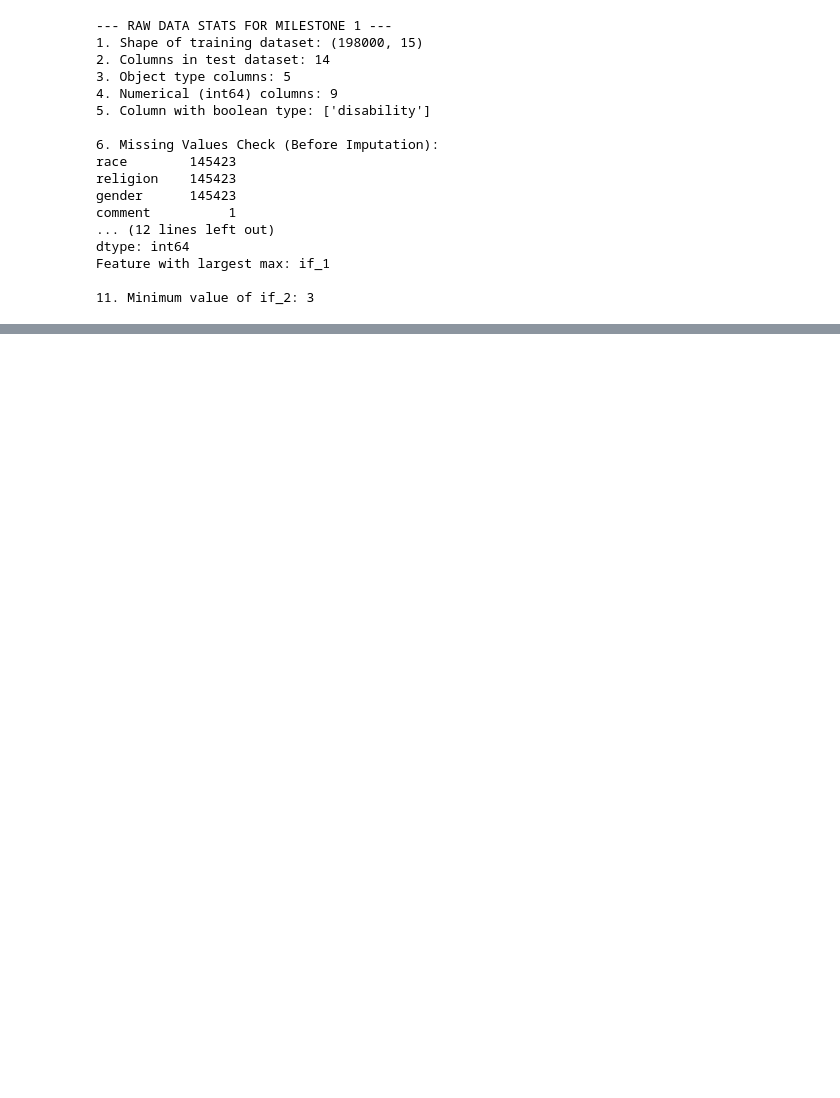
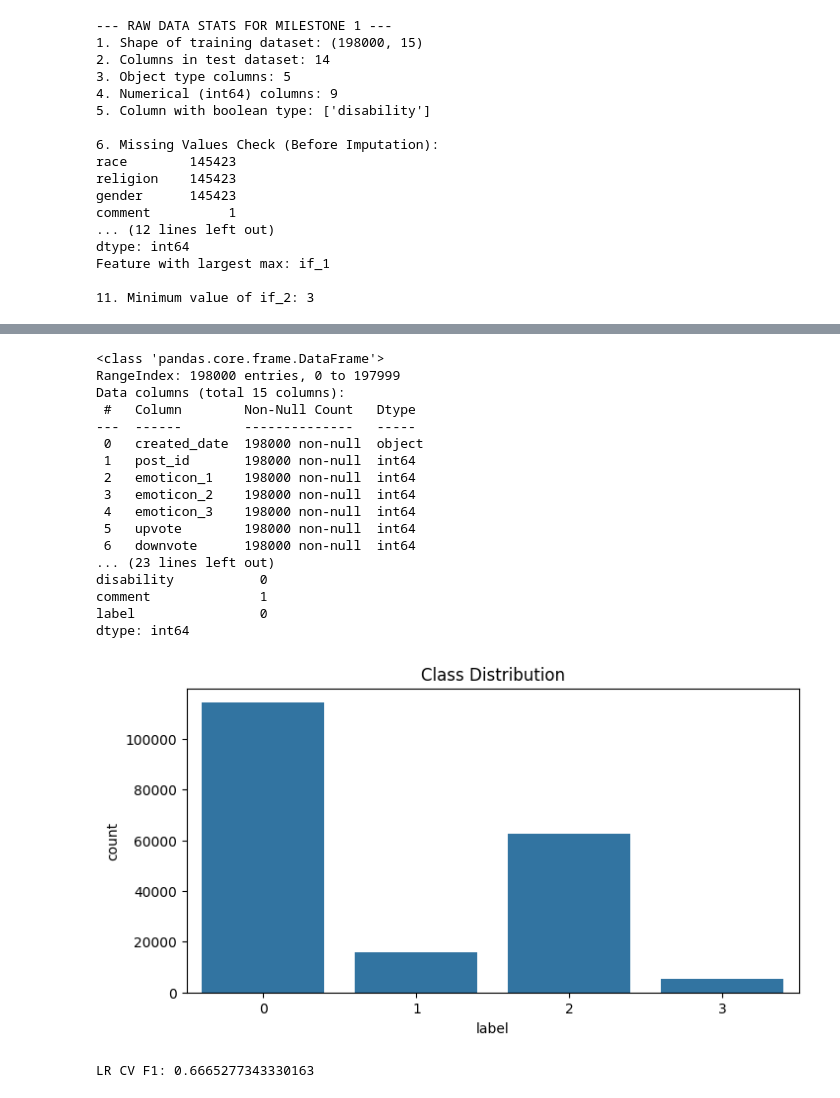
Before and after one commit to Alexios-Carlos/MLP-Project-t12026, a Jupyter notebook: 23f3001344-notebook-t12026.ipynb, the cells around one changed output, grey strips where cells are left out. Drawn from its saved outputs; the diff is of its cells as text; code cells hidden in the pictures; blank space fills up the shorter version.

```diff
--- a/23f3001344-notebook-t12026.ipynb
+++ b/23f3001344-notebook-t12026.ipynb
@@ -111,27 +120,3 @@ dtype: int64
 Feature with largest max: if_1
 
 11. Minimum value of if_2: 3
-# %%
-
-# 2. Preprocessing & Imputation
-train['comment'] = train['comment'].fillna("missing")
-test['comment'] = test['comment'].fillna("missing")
-for col in ['race', 'religion', 'gender']:
-    train[col] = train[col].fillna(-1)
-    test[col] = test[col].fillna(-1)
-
-# 3. Visualization: Label Distribution
-plt.figure(figsize=(10, 5))
-sns.countplot(x='label', data=train, palette='magma')
-plt.title('M1: Class Distribution (Checking for Imbalance)')
-plt.show()
-
-# 4. Statistical Text Analysis (Chi-Square)
-tfidf_eda = TfidfVectorizer(max_features=2000, stop_words='english')
-X_eda = tfidf_eda.fit_transform(train['comment'])
-from sklearn.feature_selection import chi2
-features = tfidf_eda.get_feature_names_out()
-for label in sorted(train['label'].unique()):
-    chi2score = chi2(X_eda, train['label'] == label)[0]
-    top_indices = np.argsort(chi2score)[-5:]
-    print(f"Category {label} Keywords: {[features[i] for i in top_indices]}")
@@ -330,0 +211,31 @@ Check your 'Output' folder for v25_deep_hybrid_submission.csv
+# %%
+# dataset info
+print(train.info())
+
+# missing values
+print(train.isnull().sum())
+
+# class distribution
+plt.figure(figsize=(8,4))
+sns.countplot(x='label', data=train)
+plt.title("Class Distribution")
+plt.show()
+# %% [output]
+<class 'pandas.core.frame.DataFrame'>
+RangeIndex: 198000 entries, 0 to 197999
+Data columns (total 15 columns):
+ #   Column        Non-Null Count   Dtype
+---  ------        --------------   -----
+ 0   created_date  198000 non-null  object
+ 1   post_id       198000 non-null  int64
+ 2   emoticon_1    198000 non-null  int64
+ 3   emoticon_2    198000 non-null  int64
+ 4   emoticon_3    198000 non-null  int64
+ 5   upvote        198000 non-null  int64
+ 6   downvote      198000 non-null  int64
+... (23 lines left out)
+disability           0
+comment              1
+label                0
+dtype: int64
+[figure, added]
@@ -330,0 +328,5 @@ Check your 'Output' folder for v25_deep_hybrid_submission.csv
+# %%
+lr = LogisticRegression(max_iter=2000, class_weight='balanced')
+print("LR CV F1:", evaluate_model(lr))
+# %% [output]
+LR CV F1: 0.6665277343330163
```
Also changed, not shown: parts of 18 cells of this notebook.
